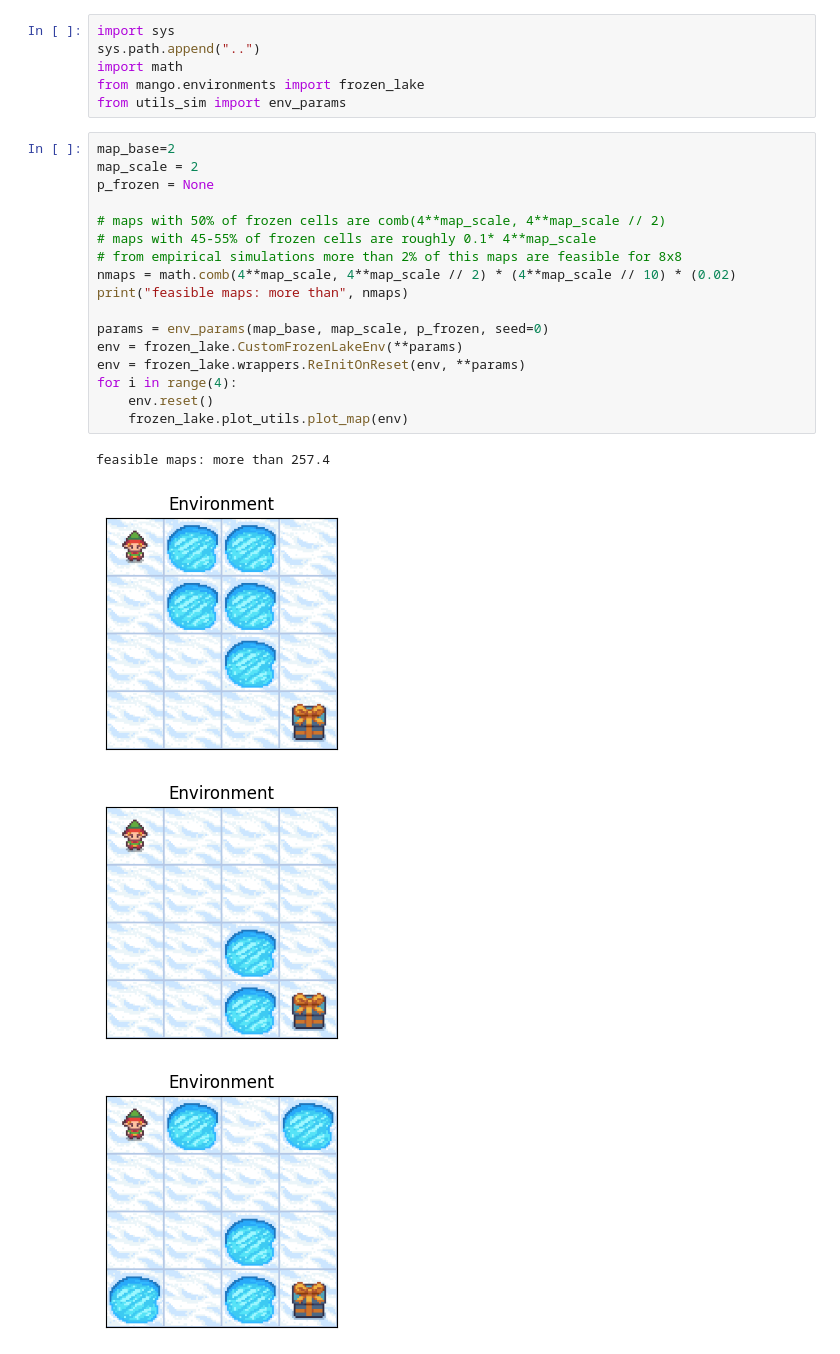
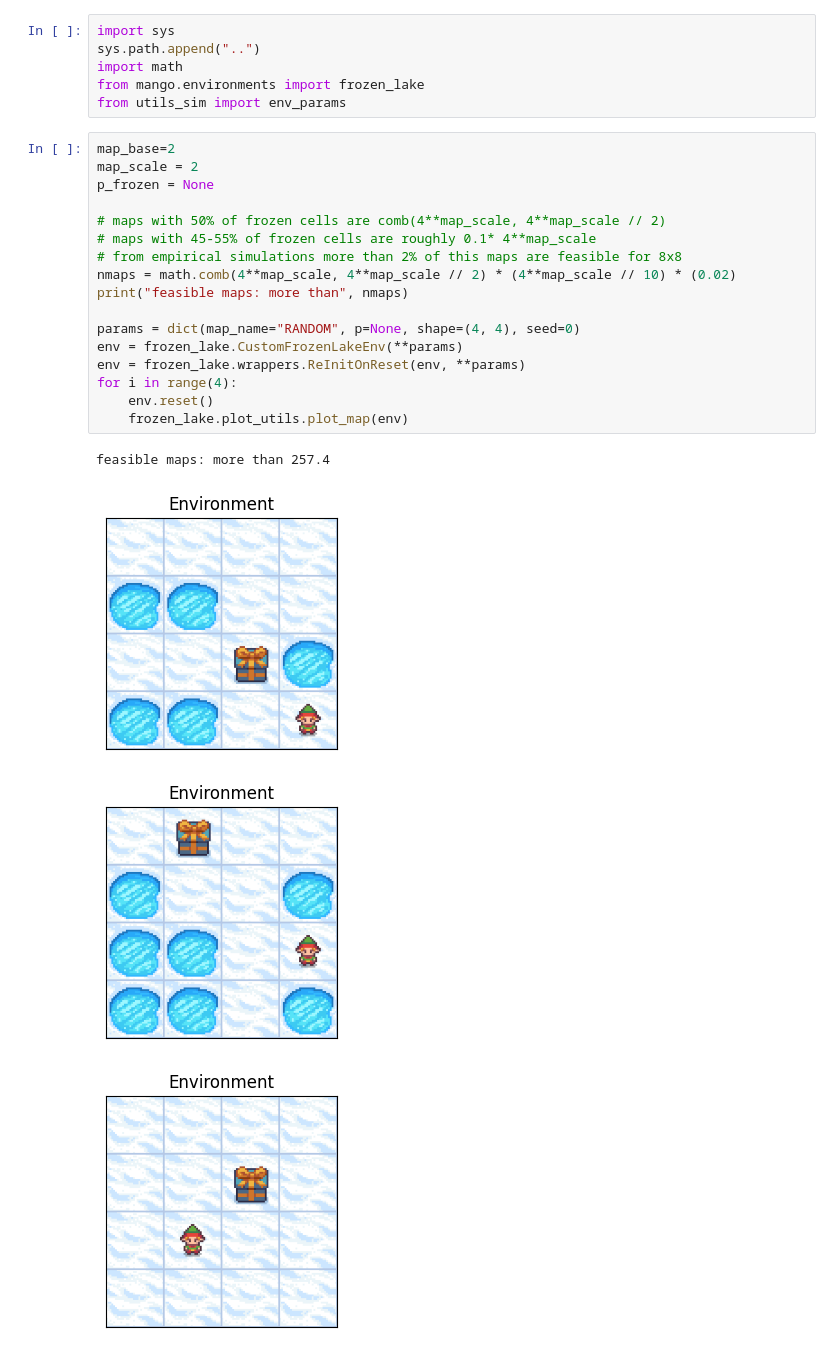
Before and after one commit to davidesartor/MANGO-lite, a Jupyter notebook: frozen_lake_tests/test_generate_map.ipynb, the cells around one changed output. Saved outputs shown, nothing was run; the diff lists cells and outputs as text.

```diff
--- a/frozen_lake_tests/test_generate_map.ipynb
+++ b/frozen_lake_tests/test_generate_map.ipynb
@@ -7,22 +7,22 @@ from utils_sim import env_params
 # %%
 map_base=2
 map_scale = 2
 p_frozen = None
 
 # maps with 50% of frozen cells are comb(4**map_scale, 4**map_scale // 2)
 # maps with 45-55% of frozen cells are roughly 0.1* 4**map_scale
 # from empirical simulations more than 2% of this maps are feasible for 8x8
 nmaps = math.comb(4**map_scale, 4**map_scale // 2) * (4**map_scale // 10) * (0.02)
 print("feasible maps: more than", nmaps)
 
-params = env_params(map_base, map_scale, p_frozen, seed=0)
+params = dict(map_name="RANDOM", p=None, shape=(4, 4), seed=0)
 env = frozen_lake.CustomFrozenLakeEnv(**params)
 env = frozen_lake.wrappers.ReInitOnReset(env, **params)
 for i in range(4):
     env.reset()
     frozen_lake.plot_utils.plot_map(env)
 # %% [output]
 feasible maps: more than 257.4
-[figure, old version]
+[figure, new version]
-[figure, old version]
+[figure, new version]
-[figure, old version]
+[figure, new version]
```
Also changed, not shown: parts of 1 cell of this notebook.
